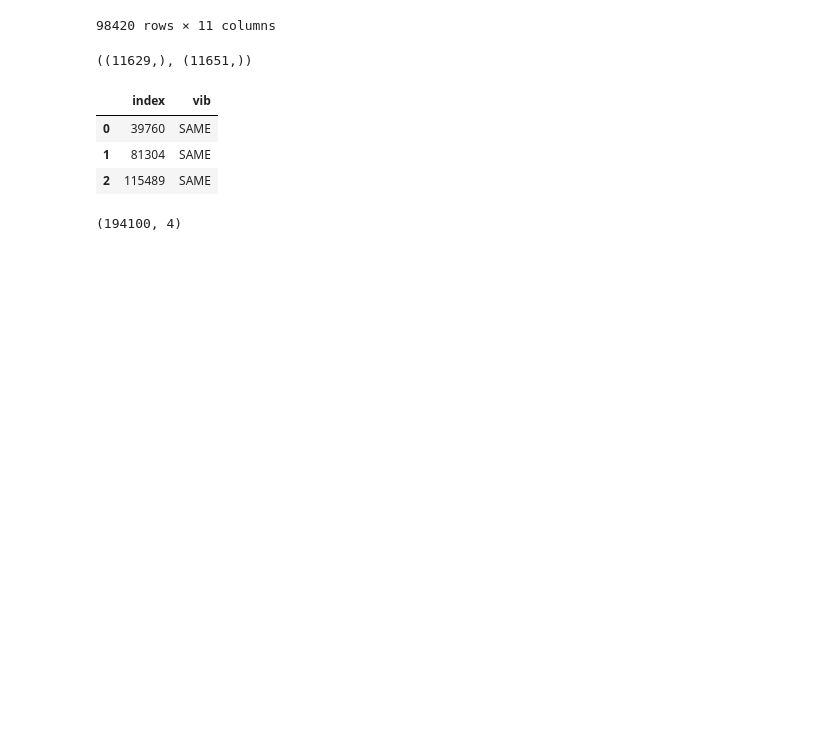
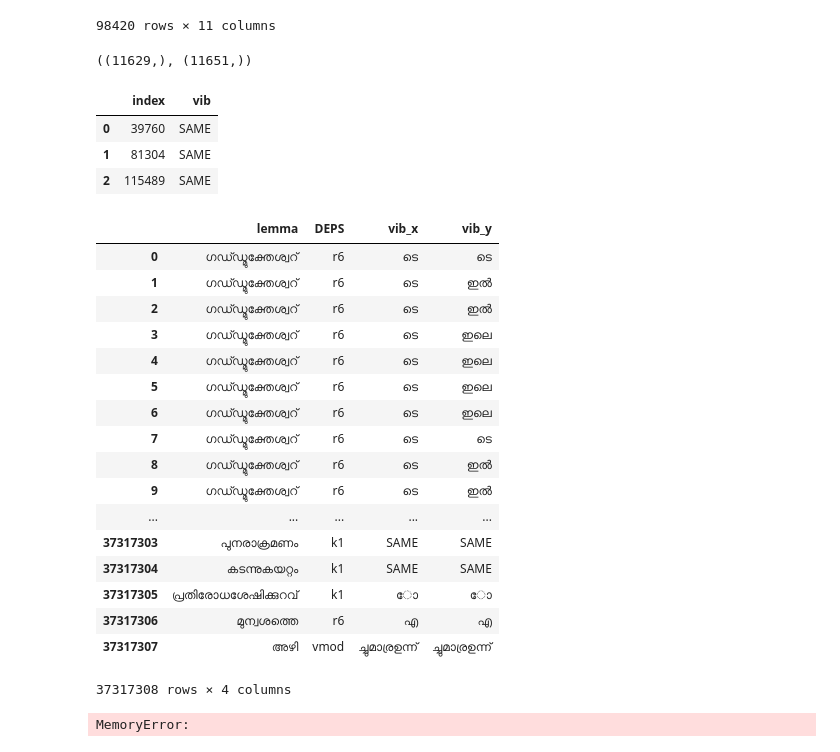
Before and after one commit to ashim95/IndicLM, a Jupyter notebook: generate_nonce_pairs.ipynb, the cells around one changed output. Saved outputs shown, nothing was run; the diff lists cells and outputs as text; code cells hidden in the pictures; blank space fills up the shorter version.

```diff
--- a/generate_nonce_pairs.ipynb
+++ b/generate_nonce_pairs.ipynb
@@ -311,13 +311,31 @@ lemma_dep_group_by.get_group(('അതിപുരാതന', 'k1'))['vib'].reset
 # %%
 df1 = df[['lemma', 'DEPS', 'vib']]
 df2 = df[['lemma', 'vib']]
-# wordL = malConll[(malConll['DEPS']=='ROOT') & (malConll['vib']=='അണം')][['word','lemma','DEPS','vib']].head(30)
-# wordL = pd.merge(malConll,malConll,how='outer',on=['DEPS','vib'])
-new_right = pd.merge(df1, df2, how='outer', left_on =['lemma', 'DEPS'], right_on=['lemma', 'vib'])
-new_right.shape
+
+new_right = pd.merge(df1, df2, how='outer', on =['lemma'])
+new_right
 # %% [output]
+|  | lemma | DEPS | vib_x | vib_y |
+| 0 | ഗഡ്ഡ്മുക്തേശ്വറ് | r6 | ടെ | ടെ |
+| 1 | ഗഡ്ഡ്മുക്തേശ്വറ് | r6 | ടെ | ഇല്‍ |
+| 2 | ഗഡ്ഡ്മുക്തേശ്വറ് | r6 | ടെ | ഇല്‍ |
+| 3 | ഗഡ്ഡ്മുക്തേശ്വറ് | r6 | ടെ | ഇലെ |
+| 4 | ഗഡ്ഡ്മുക്തേശ്വറ് | r6 | ടെ | ഇലെ |
+| 5 | ഗഡ്ഡ്മുക്തേശ്വറ് | r6 | ടെ | ഇലെ |
+| 6 | ഗഡ്ഡ്മുക്തേശ്വറ് | r6 | ടെ | ഇലെ |
+| 7 | ഗഡ്ഡ്മുക്തേശ്വറ് | r6 | ടെ | ടെ |
+| 8 | ഗഡ്ഡ്മുക്തേശ്വറ് | r6 | ടെ | ഇല്‍ |
+| 9 | ഗഡ്ഡ്മുക്തേശ്വറ് | r6 | ടെ | ഇല്‍ |
+| ... | ... | ... | ... | ... |
+| 37317303 | പുനരാക്രമണം | k1 | SAME | SAME |
+| 37317304 | കടന്നുകയറ്റം | k1 | SAME | SAME |
+| 37317305 | പ്രതിരോധശേഷിക്കുറവ് | k1 | ോ | ോ |
+| 37317306 | മുന്വശത്തെ | r6 | എ | എ |
+| 37317307 | അഴി | vmod | ച്ചുമാര്രഉന്ന് | ച്ചുമാര്രഉന്ന് |
-(194100, 4)
+37317308 rows × 4 columns
 # %%
-df_final = pd.merge(new_right, df1, left_on=['lemma', 'DEPS', 'vib_y'], right_on=['lemma', 'DEPS', 'vib'], how="outer", indicator=True
-              ).query('_merge=="left_only"')
-df_final
+df_final = pd.merge(new_right, df1, right_on=['lemma', 'DEPS', 'vib'], left_on=['lemma', 'DEPS', 'vib_y'], how="outer", indicator=True
+              ).query('_merge=="left_only"')['lemma', 'DEPS', 'vib_x', 'vib_y']
+df_final.shape
+# %% [output]
+MemoryError:
```
Also changed, not shown: parts of 1 cell of this notebook.
